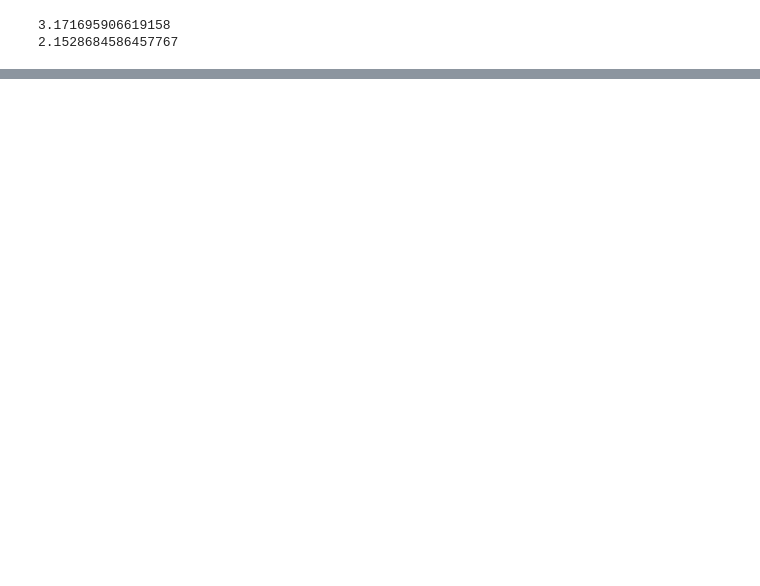
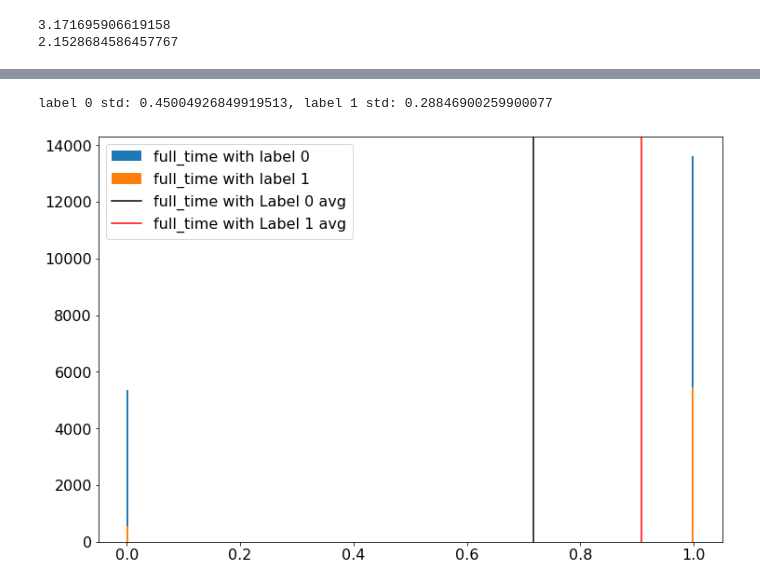
Before and after one commit to AlexStew14/MLKaggle, a Jupyter notebook: data_exploration.ipynb, the cells around one changed output, grey strips where cells are left out. Cells and saved outputs as stored; diff of their text form; code cells hidden in the pictures; blank space fills up the shorter version.

```diff
--- a/data_exploration.ipynb
+++ b/data_exploration.ipynb
@@ -162,0 +122,5 @@ plt.show()
+# %%
+plot_feature_with_label('full_time')
+# %% [output]
+label 0 std: 0.45004926849919513, label 1 std: 0.28846900259900077
+[figure, added]
```
Also changed, not shown: parts of 27 cells of this notebook, 6 other files.
